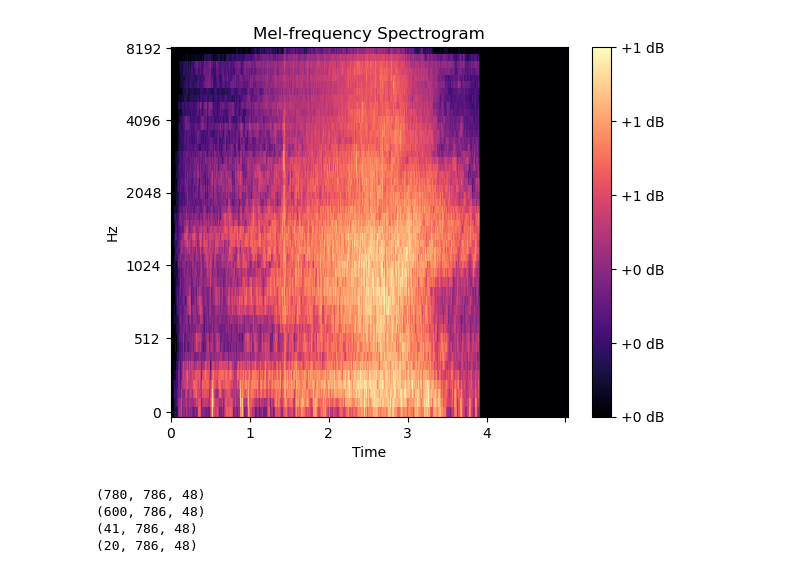
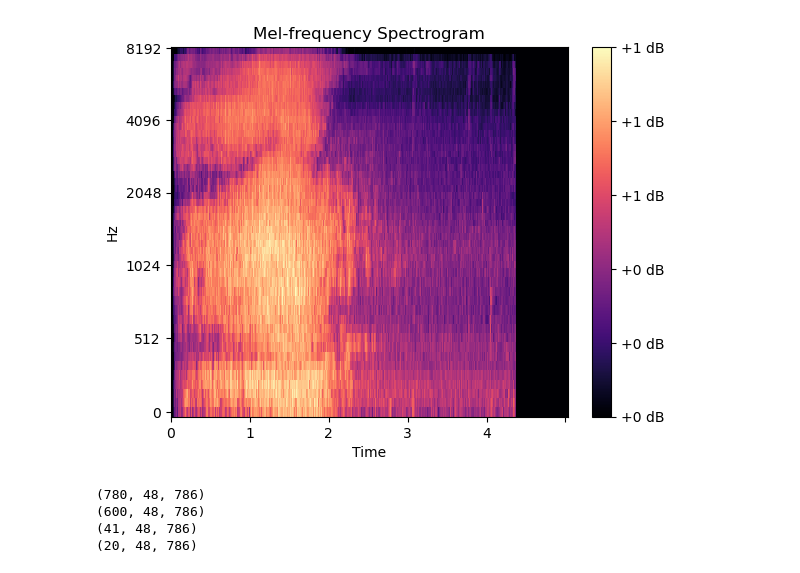
Before and after one commit to JuhaniSa/Car-Tram_classifier, a Jupyter notebook: audio_project_work.ipynb, the cells around one changed output. Saved outputs shown, nothing was run; the diff lists cells and outputs as text; code cells hidden in the pictures.

```diff
--- a/audio_project_work.ipynb
+++ b/audio_project_work.ipynb
@@ -112,12 +112,12 @@ for car in os.listdir(car_train_data_path):
     mel_spec = librosa.feature.melspectrogram(y=audio, sr=sample_rate, n_fft=512, hop_length=160, n_mels=48, fmax=8000)
     mel_spec_db = librosa.power_to_db(mel_spec, ref=np.max).T
     mel_spec_db_norm = (mel_spec_db - np.min(mel_spec_db)) / (np.max(mel_spec_db) - np.min(mel_spec_db))
-    car_train_data.append(mel_spec_db_norm)
+    car_train_data.append(mel_spec_db_norm.T)
 
 
     mel_spec_db = librosa.power_to_db(spec_augment(mel_spec), ref=np.max).T
     mel_spec_db_norm = (mel_spec_db - np.min(mel_spec_db)) / (np.max(mel_spec_db) - np.min(mel_spec_db))
-    car_train_data_aug.append(mel_spec_db_norm)
+    car_train_data_aug.append(mel_spec_db_norm.T)
 
 
 
@@ -132,7 +132,7 @@ for car in os.listdir(car_val_data_path):
     mel_spec = librosa.feature.melspectrogram(y=audio, sr=sample_rate, n_fft=512, hop_length=160, n_mels=48, fmax=8000)
     mel_spec_db = librosa.power_to_db(mel_spec, ref=np.max).T
     mel_spec_db_norm = (mel_spec_db - np.min(mel_spec_db)) / (np.max(mel_spec_db) - np.min(mel_spec_db))
-    car_val_data.append(mel_spec_db_norm)
+    car_val_data.append(mel_spec_db_norm.T)
 
 
 
@@ -149,12 +149,12 @@ for tram in os.listdir(tram_train_data_path):
     mel_spec = librosa.feature.melspectrogram(y=audio, sr=sample_rate, n_fft=512, hop_length=160, n_mels=48, fmax=8000)
     mel_spec_db = librosa.power_to_db(mel_spec, ref=np.max).T
     mel_spec_db_norm = (mel_spec_db - np.min(mel_spec_db)) / (np.max(mel_spec_db) - np.min(mel_spec_db))
-    tram_train_data.append(mel_spec_db_norm)
+    tram_train_data.append(mel_spec_db_norm.T)
 
 
     mel_spec_db = librosa.power_to_db(spec_augment(mel_spec), ref=np.max).T
     mel_spec_db_norm = (mel_spec_db - np.min(mel_spec_db)) / (np.max(mel_spec_db) - np.min(mel_spec_db))
-    tram_train_data_aug.append(mel_spec_db_norm)
+    tram_train_data_aug.append(mel_spec_db_norm.T)
 
 
 
@@ -169,7 +169,7 @@ for tram in os.listdir(tram_val_data_path):
     mel_spec = librosa.feature.melspectrogram(y=audio, sr=sample_rate, n_fft=512, hop_length=160, n_mels=48, fmax=8000)
     mel_spec_db = librosa.power_to_db(mel_spec, ref=np.max).T
     mel_spec_db_norm = (mel_spec_db - np.min(mel_spec_db)) / (np.max(mel_spec_db) - np.min(mel_spec_db))
-    tram_val_data.append(mel_spec_db_norm)
+    tram_val_data.append(mel_spec_db_norm.T)
 # %%
 def time_shift(audio):
     return np.roll(audio,int(sample_rate/(random.randint(2,10))))
@@ -181,7 +181,7 @@ for audio_first in car_audio:
         mel_spec = librosa.feature.melspectrogram(y=audio_shifted, sr=sample_rate, n_fft=512, hop_length=160, n_mels=48, fmax=8000)
         mel_spec_db = librosa.power_to_db(mel_spec, ref=np.max).T
         mel_spec_db_norm = (mel_spec_db - np.min(mel_spec_db)) / (np.max(mel_spec_db) - np.min(mel_spec_db))
-        car_train_data.append(mel_spec_db_norm)
+        car_train_data.append(mel_spec_db_norm.T)
 
 
 for audio_first in tram_audio:
@@ -189,7 +189,7 @@ for audio_first in tram_audio:
         mel_spec = librosa.feature.melspectrogram(y=audio_shifted, sr=sample_rate, n_fft=512, hop_length=160, n_mels=48, fmax=8000)
         mel_spec_db = librosa.power_to_db(mel_spec, ref=np.max).T
         mel_spec_db_norm = (mel_spec_db - np.min(mel_spec_db)) / (np.max(mel_spec_db) - np.min(mel_spec_db))
-        tram_train_data.append(mel_spec_db_norm)
+        tram_train_data.append(mel_spec_db_norm.T)
 
 
 car_train_data = car_train_data + car_train_data_aug
@@ -197,17 +197,17 @@ tram_train_data = tram_train_data + tram_train_data_aug
 # %%
 import librosa.display
 fig, ax = plt.subplots()
 x = ["","0", "1", "2", "3", "4"]
 
-img = librosa.display.specshow(np.transpose(car_train_data[1]), x_axis='time',
+img = librosa.display.specshow(car_train_data[7], x_axis='time',
 y_axis='mel', sr=16000, fmax=8000, ax=ax)
 
 fig.colorbar(img, ax=ax, format='%+2.0f dB')
 ax.set_xticklabels(x)
 ax.set(title='Mel-frequency Spectrogram')
 plt.savefig('mel_spec.png')
 # %% [output]
-[figure, old version]
+[figure, new version]
 # %%
 print(np.shape(car_train_data))
 print(np.shape(tram_train_data))
@@ -234,10 +234,10 @@ y_val = np.concatenate((val_pos_labels, val_neg_labels), axis=0)
 y_train = tf.keras.utils.to_categorical(y_train, 2)
 y_val = tf.keras.utils.to_categorical(y_val, 2)
 # %% [output]
-(780, 786, 48)
-(600, 786, 48)
-(41, 786, 48)
-(20, 786, 48)
+(780, 48, 786)
+(600, 48, 786)
+(41, 48, 786)
+(20, 48, 786)
 # %%
 from keras.backend import manual_variable_initialization
 manual_variable_initialization(True)
```
Also changed, not shown: parts of 6 cells of this notebook, 1 other file.
